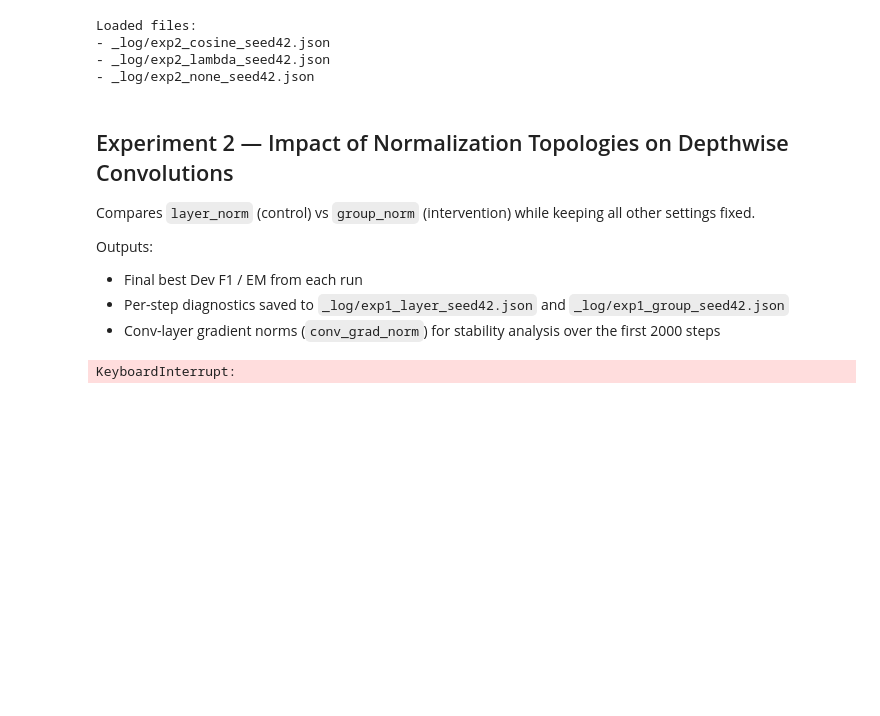
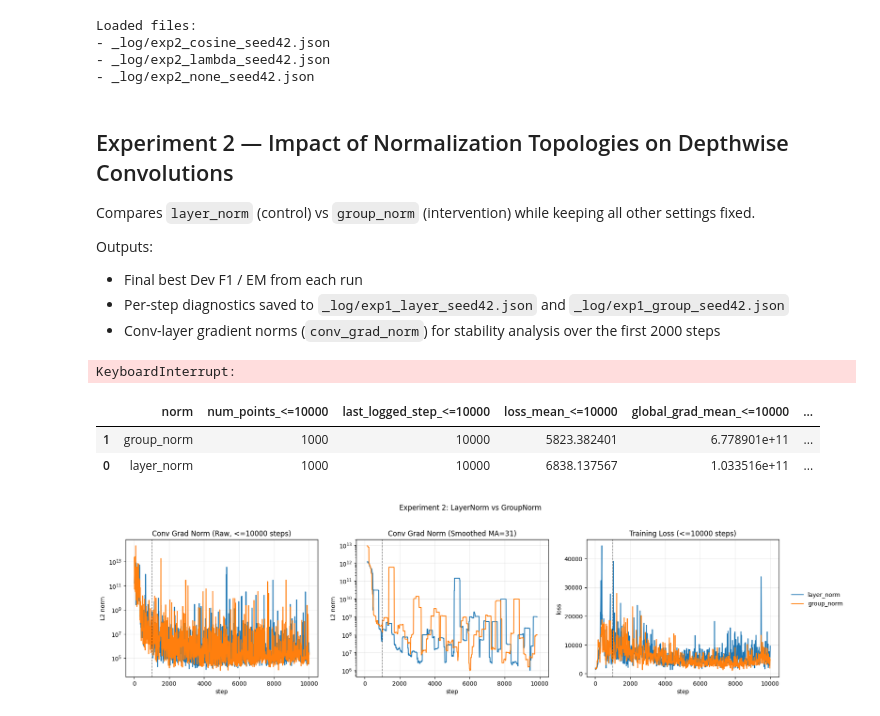
Before and after one commit to tomnkn/QAnet, a Jupyter notebook: assignment1.ipynb, the cells around one changed output. Cells and saved outputs as stored; diff of their text form; code cells hidden in the pictures; blank space fills up the shorter version.

```diff
--- a/assignment1.ipynb
+++ b/assignment1.ipynb
@@ -457,8 +552,8 @@ for name, path in files.items():
         raise FileNotFoundError(f"Missing metrics file: {path}")
     runs[name] = load_step_metrics(path)
 
-# Focus window required by experiment design
-max_step = 2000
+# Plot full experiment horizon
+max_step = 10000
 
 summary_rows = []
 for name, records in runs.items():
@@ -470,13 +565,13 @@ for name, records in runs.items():
 
     summary_rows.append({
         "norm": name,
-        "num_points_<=2000": int(np.isfinite(steps).sum()),
-        "last_logged_step_<=2000": int(np.nanmax(steps)) if len(steps) else np.nan,
-        "loss_mean_<=2000": float(np.nanmean(loss)) if len(loss) else np.nan,
-        "global_grad_mean_<=2000": float(np.nanmean(g_all)) if len(g_all) else np.nan,
-        "conv_grad_mean_<=2000": float(np.nanmean(g_conv)) if len(g_conv) else np.nan,
-        "conv_grad_std_<=2000": float(np.nanstd(g_conv)) if len(g_conv) else np.nan,
-        "conv_grad_max_<=2000": float(np.nanmax(g_conv)) if len(g_conv) else np.nan,
+        "num_points_<=10000": int(np.isfinite(steps).sum()),
+        "last_logged_step_<=10000": int(np.nanmax(steps)) if len(steps) else np.nan,
+        "loss_mean_<=10000": float(np.nanmean(loss)) if len(loss) else np.nan,
+        "global_grad_mean_<=10000": float(np.nanmean(g_all)) if len(g_all) else np.nan,
+        "conv_grad_mean_<=10000": float(np.nanmean(g_conv)) if len(g_conv) else np.nan,
+        "conv_grad_std_<=10000": float(np.nanstd(g_conv)) if len(g_conv) else np.nan,
+        "conv_grad_max_<=10000": float(np.nanmax(g_conv)) if len(g_conv) else np.nan,
     })
 
 if HAVE_PANDAS:
@@ -508,39 +603,45 @@ for name, records in runs.items():
     y_loss = np.array([r.get("loss", np.nan) for r in rec], dtype=float)
 
     ax1.plot(x, y_conv, label=name)
-    xs, ys = moving_average(x, y_conv, window=9)
+    xs, ys = moving_average(x, y_conv, window=31)
     ax2.plot(xs, ys, label=name)
     ax3.plot(x, y_loss, label=name)
 
 for ax in (ax1, ax2, ax3):
     ax.grid(alpha=0.25)
     ax.axvline(1000, color="k", linestyle="--", linewidth=1, alpha=0.55)
 
-ax1.set_title("Conv Grad Norm (Raw, <=2000 steps)")
+ax1.set_title("Conv Grad Norm (Raw, <=10000 steps)")
 ax1.set_ylabel("L2 norm")
 ax1.set_yscale("log")
 
-ax2.set_title("Conv Grad Norm (Smoothed MA=9)")
+ax2.set_title("Conv Grad Norm (Smoothed MA=31)")
 ax2.set_ylabel("L2 norm")
 ax2.set_yscale("log")
 
-ax3.set_title("Training Loss (<=2000 steps)")
+ax3.set_title("Training Loss (<=10000 steps)")
 ax3.set_ylabel("loss")
 
 for ax in (ax1, ax2, ax3):
     ax.set_xlabel("step")
 
 handles, labels = ax1.get_legend_handles_labels()
 fig.legend(handles, labels, loc="center right", frameon=False)
 fig.suptitle("Experiment 2: LayerNorm vs GroupNorm")
 plt.tight_layout(rect=[0.0, 0.0, 0.92, 0.95])
 plt.show()
 
-print("Run-level best metrics during training:")
-print(f"layer_norm -> Best F1: {r_layer['best_f1']:.4f} | Best EM: {r_layer['best_em']:.4f}")
-print(f"group_norm -> Best F1: {r_group['best_f1']:.4f} | Best EM: {r_group['best_em']:.4f}")
+if "r_layer" in globals() and "r_group" in globals():
+    print("Run-level best metrics during training:")
+    print(f"layer_norm -> Best F1: {r_layer['best_f1']:.4f} | Best EM: {r_layer['best_em']:.4f}")
+    print(f"group_norm -> Best F1: {r_group['best_f1']:.4f} | Best EM: {r_group['best_em']:.4f}")
 
 if "m_layer" in globals() and "m_group" in globals():
     print("\nFull-dev checkpoint evaluation metrics:")
     print(f"layer_norm -> F1: {m_layer['f1']:.4f} | EM: {m_layer['exact_match']:.4f} | Loss: {m_layer['loss']:.6f}")
     print(f"group_norm -> F1: {m_group['f1']:.4f} | EM: {m_group['exact_match']:.4f} | Loss: {m_group['loss']:.6f}")
+# %% [output]
+|  | norm | num_points_<=10000 | last_logged_step_<=10000 | loss_mean_<=10000 | global_grad_mean_<=10000 | ... |
+| 1 | group_norm | 1000 | 10000 | 5823.382401 | 6.778901e+11 | ... |
+| 0 | layer_norm | 1000 | 10000 | 6838.137567 | 1.033516e+11 | ... |
+[figure, added]
```
Also changed, not shown: parts of 4 cells of this notebook, 5 other files.
